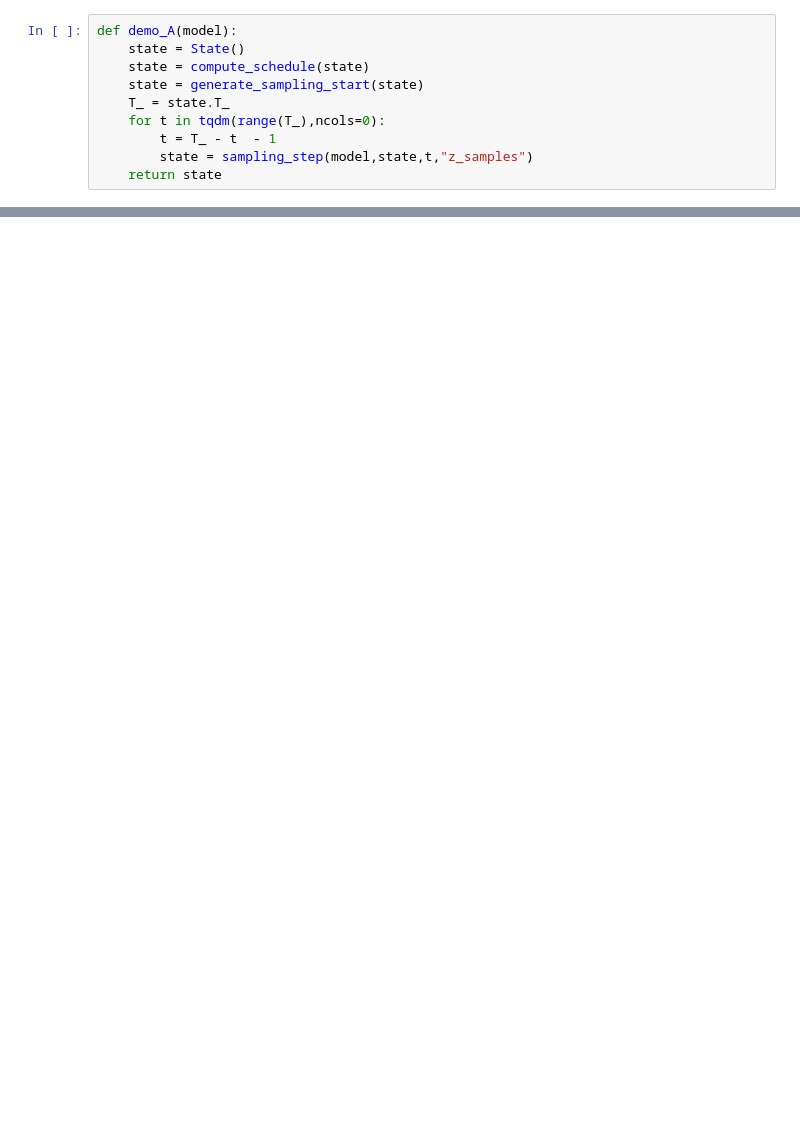
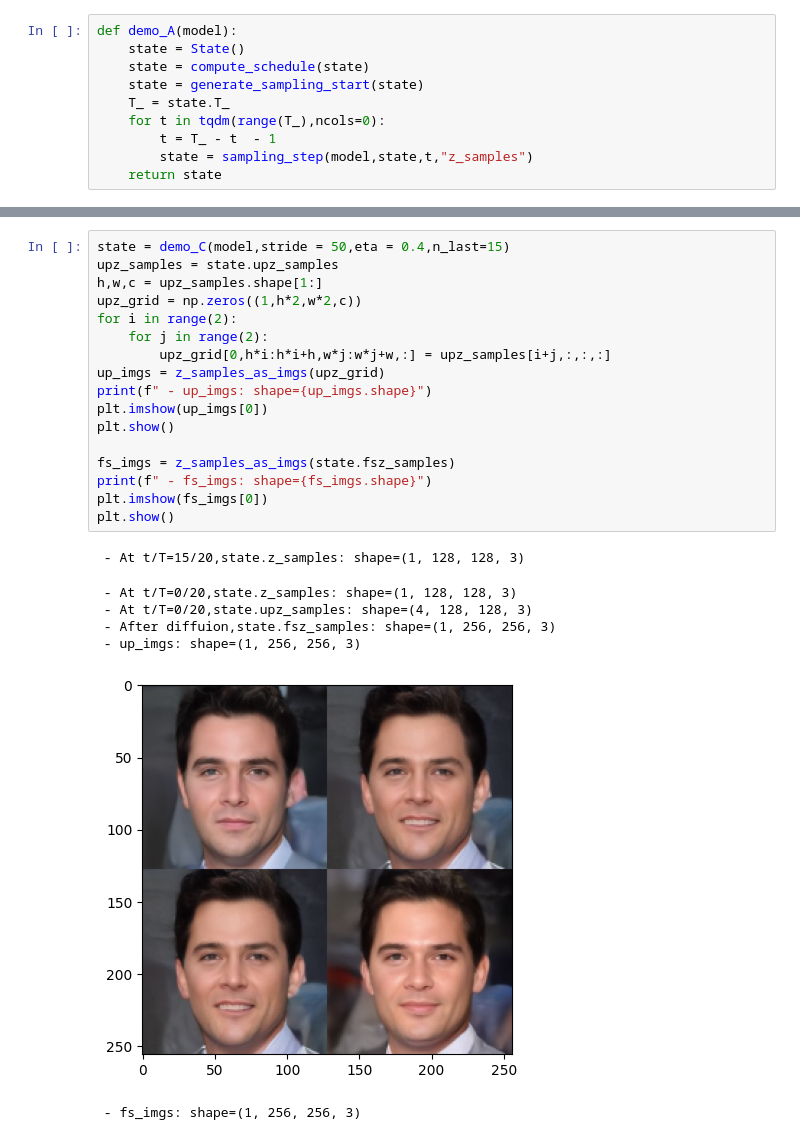
Before and after one commit to Rymoon/DDPM-SuJL, a Jupyter notebook: sjldpm/apps/cond/try_dilated_3_debug.ipynb, the cells around one changed output, grey strips where cells are left out. Cells and saved outputs as stored; diff of their text form; blank space fills up the shorter version.

```diff
--- a/sjldpm/apps/cond/try_dilated_3_debug.ipynb
+++ b/sjldpm/apps/cond/try_dilated_3_debug.ipynb
@@ -194,0 +244,25 @@ plt.show()
+# %%
+state = demo_C(model,stride = 50,eta = 0.4,n_last=15)
+upz_samples = state.upz_samples
+h,w,c = upz_samples.shape[1:]
+upz_grid = np.zeros((1,h*2,w*2,c))
+for i in range(2):
+    for j in range(2):
+        upz_grid[0,h*i:h*i+h,w*j:w*j+w,:] = upz_samples[i+j,:,:,:]
+up_imgs = z_samples_as_imgs(upz_grid)
+print(f" - up_imgs: shape={up_imgs.shape}")
+plt.imshow(up_imgs[0])
+plt.show()
+
+fs_imgs = z_samples_as_imgs(state.fsz_samples)
+print(f" - fs_imgs: shape={fs_imgs.shape}")
+plt.imshow(fs_imgs[0])
+plt.show()
+# %% [output]
+ - At t/T=15/20,state.z_samples: shape=(1, 128, 128, 3)
+ - At t/T=0/20,state.z_samples: shape=(1, 128, 128, 3)
+ - At t/T=0/20,state.upz_samples: shape=(4, 128, 128, 3)
+ - After diffuion,state.fsz_samples: shape=(1, 256, 256, 3)
+ - up_imgs: shape=(1, 256, 256, 3)
+[figure, added]
+ - fs_imgs: shape=(1, 256, 256, 3)
```
Also changed, not shown: parts of 12 cells of this notebook, 2 other files.
